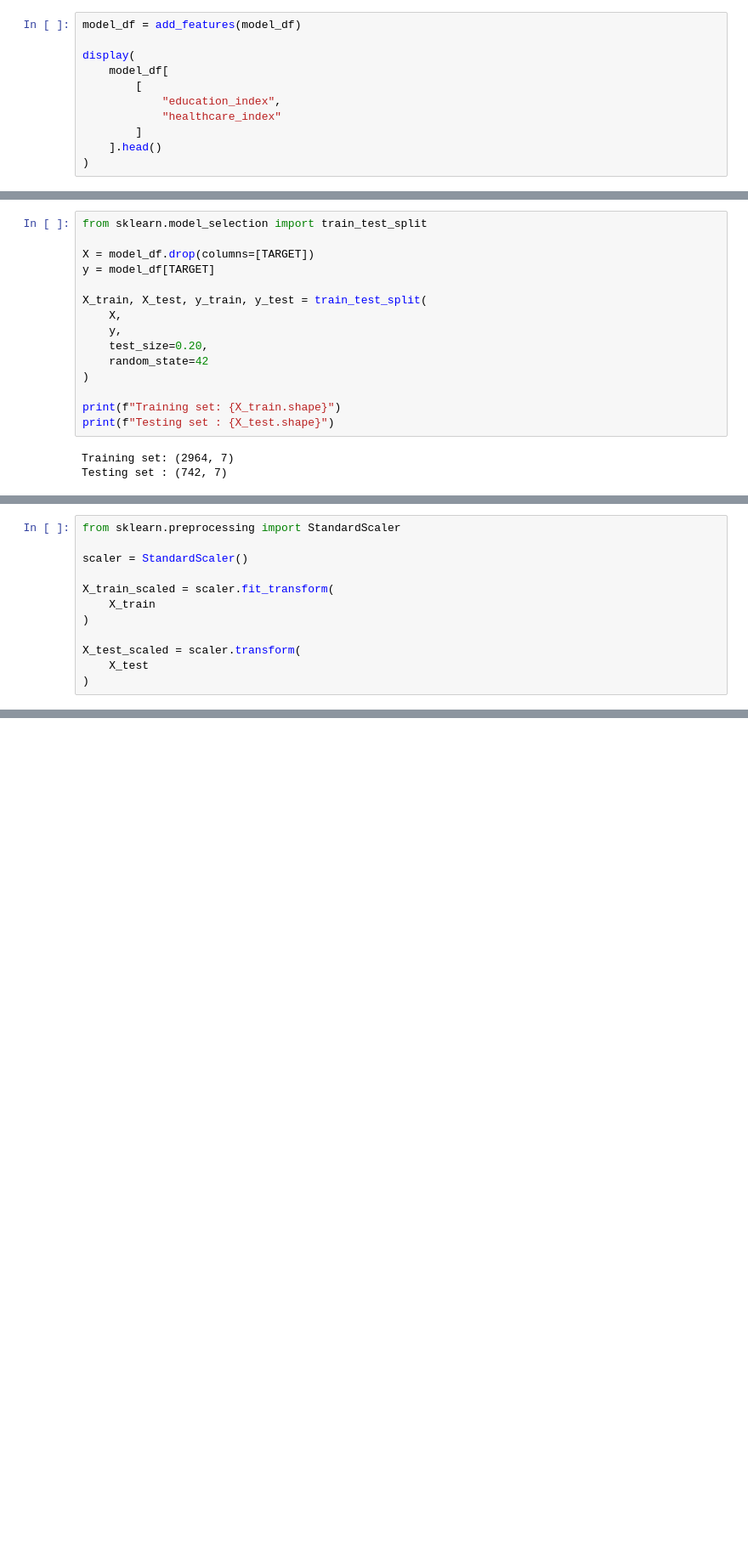
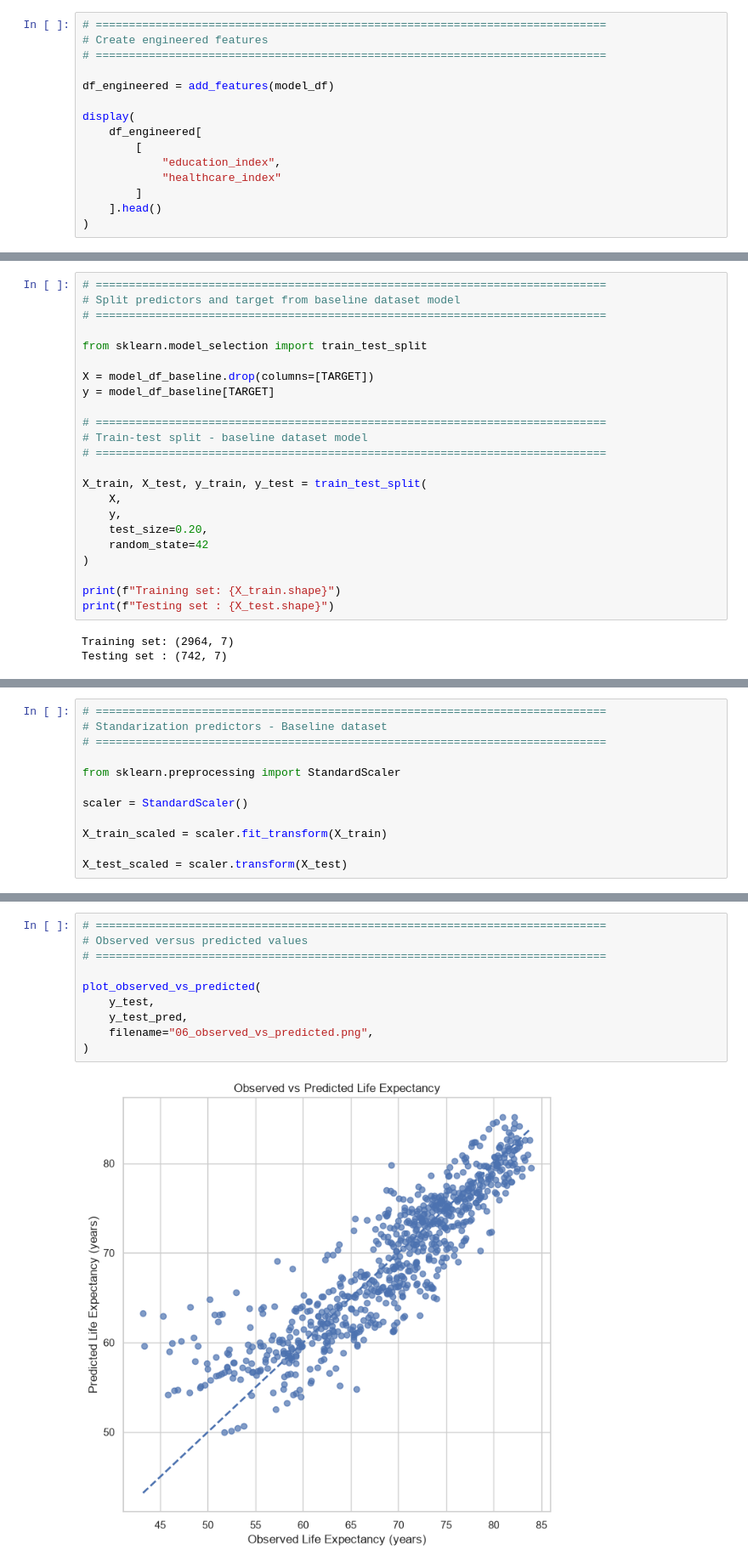
Before and after one commit to ananda-pires/who_life_expectancy_prediction, a Jupyter notebook: notebooks/life_expectancy.ipynb, the cells around one changed output, grey strips where cells are left out. Shown at 85% size. Cells and saved outputs as stored; diff of their text form; blank space fills up the shorter version.

Commit message:
Refactor WHO HIDR pipeline and finalize KNN modeling workflow

```diff
--- a/notebooks/life_expectancy.ipynb
+++ b/notebooks/life_expectancy.ipynb
@@ -1352,8 +1449,12 @@ Potential multicollinearity will be formally assessed during the modelling stage
 # %%
-model_df = add_features(model_df)
+# =============================================================================
+# Create engineered features
+# =============================================================================
+
+df_engineered = add_features(model_df)
 
 display(
-    model_df[
+    df_engineered[
         [
             "education_index",
             "healthcare_index"
@@ -1413,10 +1591,18 @@ The training set is used to fit the machine learning algorithms, while the testi
 
 An 80/20 train-test split was adopted, with `random_state=42` to ensure reproducibility.
 # %%
+# =============================================================================
+# Split predictors and target from baseline dataset model
+# =============================================================================
+
 from sklearn.model_selection import train_test_split
 
-X = model_df.drop(columns=[TARGET])
-y = model_df[TARGET]
+X = model_df_baseline.drop(columns=[TARGET])
+y = model_df_baseline[TARGET]
+
+# =============================================================================
+# Train-test split - baseline dataset model
+# =============================================================================
 
 X_train, X_test, y_train, y_test = train_test_split(
     X,
@@ -1486,14 +1705,14 @@ Although tree-based algorithms do not require feature scaling, models such as Li
 
 Therefore, the predictor variables were standardized using `StandardScaler`, which was fitted exclusively on the training set and subsequently applied to the testing set. This approach prevents data leakage by ensuring that no information from the testing data is used during model training.
 # %%
+# =============================================================================
+# Standarization predictors - Baseline dataset
+# =============================================================================
+
 from sklearn.preprocessing import StandardScaler
 
 scaler = StandardScaler()
 
-X_train_scaled = scaler.fit_transform(
-    X_train
-)
+X_train_scaled = scaler.fit_transform(X_train)
 
-X_test_scaled = scaler.transform(
-    X_test
-)
+X_test_scaled = scaler.transform(X_test)
@@ -1608,0 +1836,12 @@ Although the baseline model achieved satisfactory performance (R² = 0.78), the
+# %%
+# =============================================================================
+# Observed versus predicted values
+# =============================================================================
+
+plot_observed_vs_predicted(
+    y_test,
+    y_test_pred,
+    filename="06_observed_vs_predicted.png",
+)
+# %% [output]
+[figure, added]
```
Also changed, not shown: parts of 108 cells of this notebook, 12 other files.
